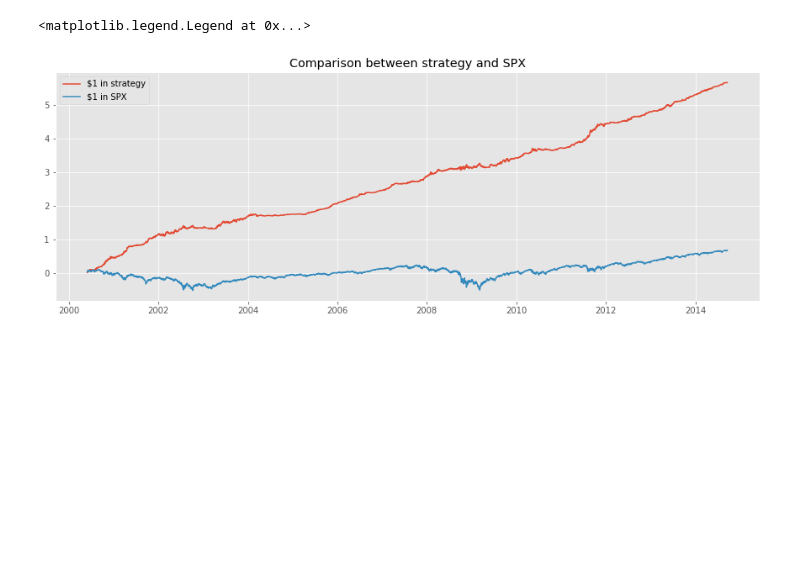
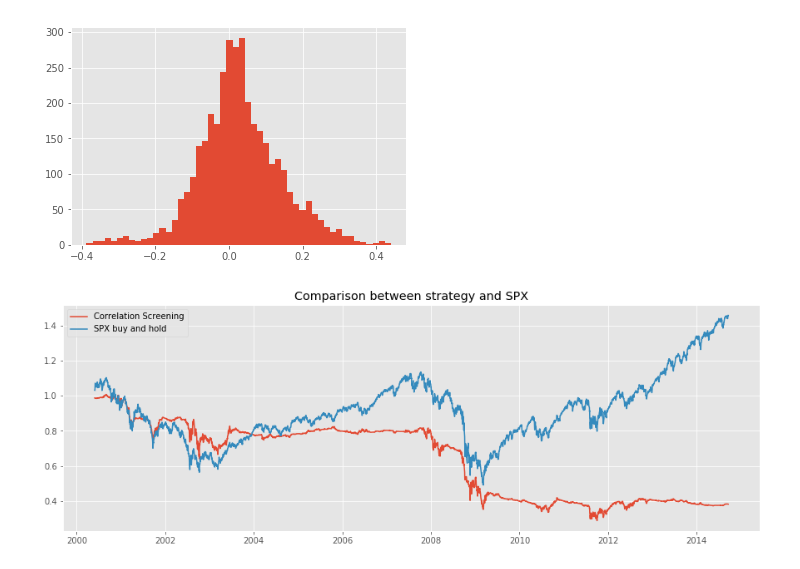
Before and after one commit to rmfeng/dsqfltproject, a Jupyter notebook: corr_screening_regression.ipynb, the cells around one changed output. Cells and saved outputs as stored; diff of their text form; code cells hidden in the pictures; blank space fills up the shorter version.

```diff
--- a/corr_screening_regression.ipynb
+++ b/corr_screening_regression.ipynb
@@ -139,20 +166,5 @@ plt.show()
-# %%
-
-#sp = np.cumsum(pos).tolist()
-chgs = df['SPX'][2520:(2520+nbp*20)].tolist()
-#r = [sp[i]*chgs[i] for i in range(len(sp))]
-r = [pos[i]*chgs[i] for i in range(len(pos))]
-cr = np.cumsum(r)
-#cr = [_cr+1 for _cr in cr]
-
-cr_true = np.cumsum(chgs)
-#cr_true = [_cr_true+1 for _cr_true in cr_true]
-
-plt.figure(figsize=(15,5))
-plt.plot(df.index[2520:(2520+nbp*20)],cr,label='$1 in strategy')
-plt.plot(df.index[2520:(2520+nbp*20)],cr_true,label='$1 in SPX')
-plt.title('Comparison between strategy and SPX')
-plt.legend()
-# %% [output]
-<matplotlib.legend.Legend at 0x...>
-[figure, removed]
+# %%
+tb.plot_wealth_CS(nbp)
+# %% [output]
+[figure, added]
+[figure, added]
```
Also changed, not shown: parts of 6 cells of this notebook, 7 other files.
